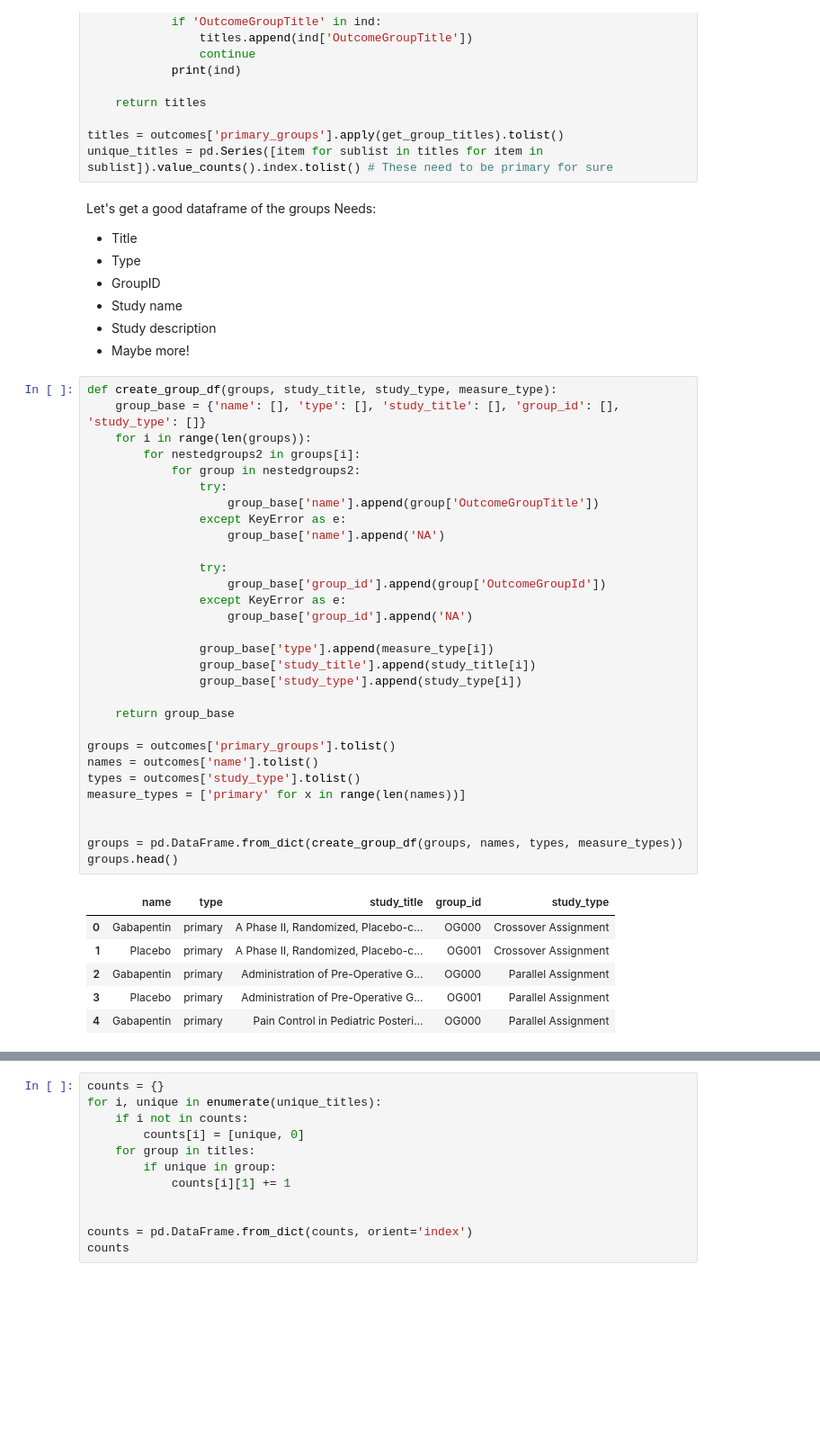
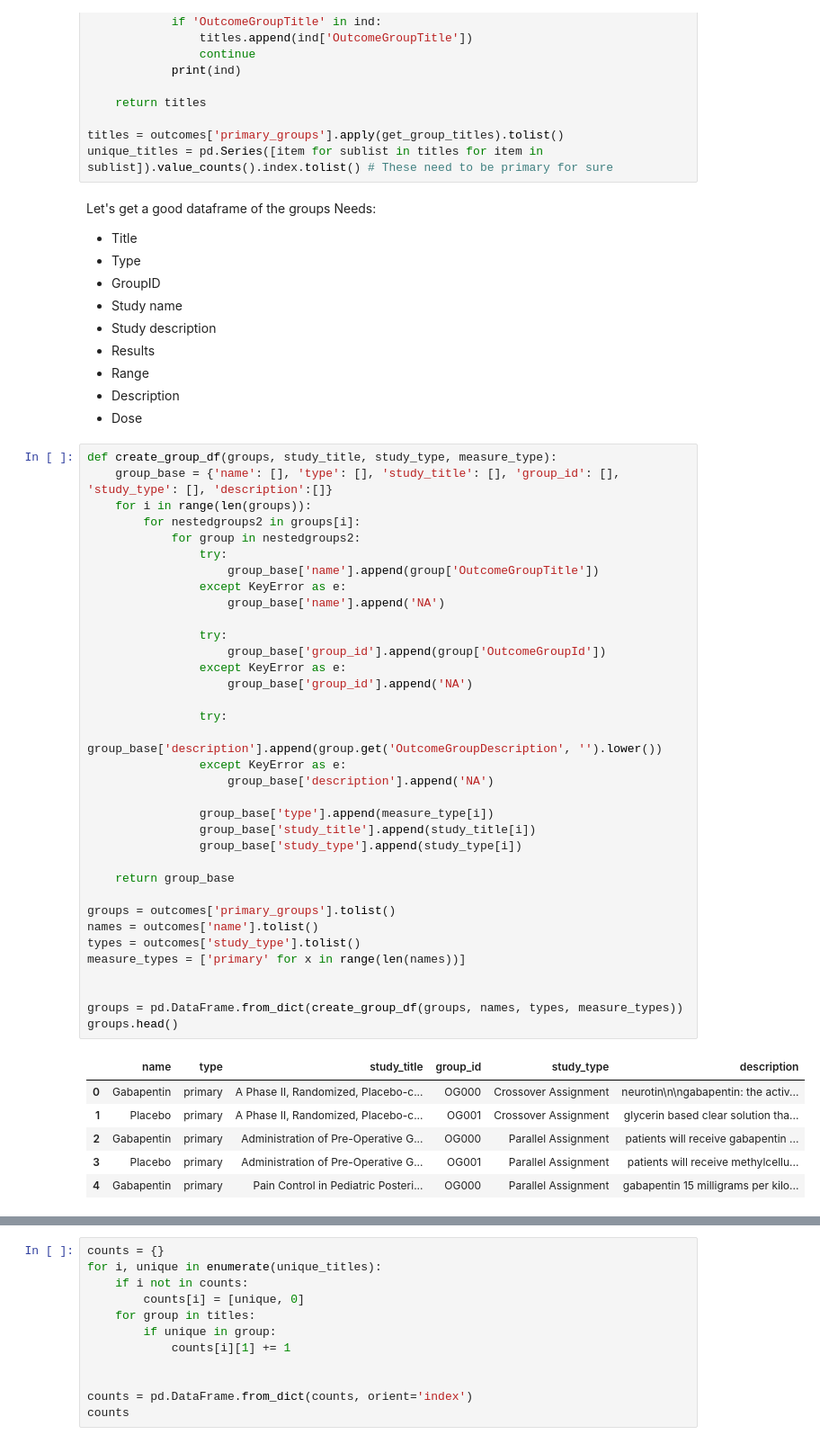
Before and after one commit to porterehunley/drugprocessing, a Jupyter notebook: ClincalTrialsPlayground.ipynb, the cells around one changed output, grey strips where cells are left out. Shown at 90% size. Drawn from its saved outputs; the diff is of its cells as text; blank space fills up the shorter version.

```diff
--- a/ClincalTrialsPlayground.ipynb
+++ b/ClincalTrialsPlayground.ipynb
@@ -280,44 +281,52 @@ Needs:
 - GroupID
 - Study name
 - Study description
-- Maybe more!
+- Results
+- Range
+- Description
+- Dose
 # %%
 def create_group_df(groups, study_title, study_type, measure_type):
-    group_base = {'name': [], 'type': [], 'study_title': [], 'group_id': [], 'study_type': []}
+    group_base = {'name': [], 'type': [], 'study_title': [], 'group_id': [], 'study_type': [], 'description':[]}
     for i in range(len(groups)):
         for nestedgroups2 in groups[i]:
             for group in nestedgroups2:
                 try:
                     group_base['name'].append(group['OutcomeGroupTitle'])
                 except KeyError as e:
                     group_base['name'].append('NA')
 
                 try:
                     group_base['group_id'].append(group['OutcomeGroupId'])
                 except KeyError as e:
                     group_base['group_id'].append('NA')
+
+                try:
+                    group_base['description'].append(group.get('OutcomeGroupDescription', '').lower())
+                except KeyError as e:
+                    group_base['description'].append('NA')
 
                 group_base['type'].append(measure_type[i])
                 group_base['study_title'].append(study_title[i])
                 group_base['study_type'].append(study_type[i])
 
     return group_base
 
 groups = outcomes['primary_groups'].tolist()
 names = outcomes['name'].tolist()
 types = outcomes['study_type'].tolist()
 measure_types = ['primary' for x in range(len(names))]
 
 
 groups = pd.DataFrame.from_dict(create_group_df(groups, names, types, measure_types))
 groups.head()
 # %% [output]
-|  | name | type | study_title | group_id | study_type |
-| 0 | Gabapentin | primary | A Phase II, Randomized, Placebo-c... | OG000 | Crossover Assignment |
-| 1 | Placebo | primary | A Phase II, Randomized, Placebo-c... | OG001 | Crossover Assignment |
-| 2 | Gabapentin | primary | Administration of Pre-Operative G... | OG000 | Parallel Assignment |
-| 3 | Placebo | primary | Administration of Pre-Operative G... | OG001 | Parallel Assignment |
-| 4 | Gabapentin | primary | Pain Control in Pediatric Posteri... | OG000 | Parallel Assignment |
+|  | name | type | study_title | group_id | study_type | description |
+| 0 | Gabapentin | primary | A Phase II, Randomized, Placebo-c... | OG000 | Crossover Assignment | neurotin\n\ngabapentin: the activ... |
+| 1 | Placebo | primary | A Phase II, Randomized, Placebo-c... | OG001 | Crossover Assignment | glycerin based clear solution tha... |
+| 2 | Gabapentin | primary | Administration of Pre-Operative G... | OG000 | Parallel Assignment | patients will receive gabapentin ... |
+| 3 | Placebo | primary | Administration of Pre-Operative G... | OG001 | Parallel Assignment | patients will receive methylcellu... |
+| 4 | Gabapentin | primary | Pain Control in Pediatric Posteri... | OG000 | Parallel Assignment | gabapentin 15 milligrams per kilo... |
 # %%
 # Add in some convenience features
 
```
Also changed, not shown: parts of 21 cells of this notebook, 1 other file.
